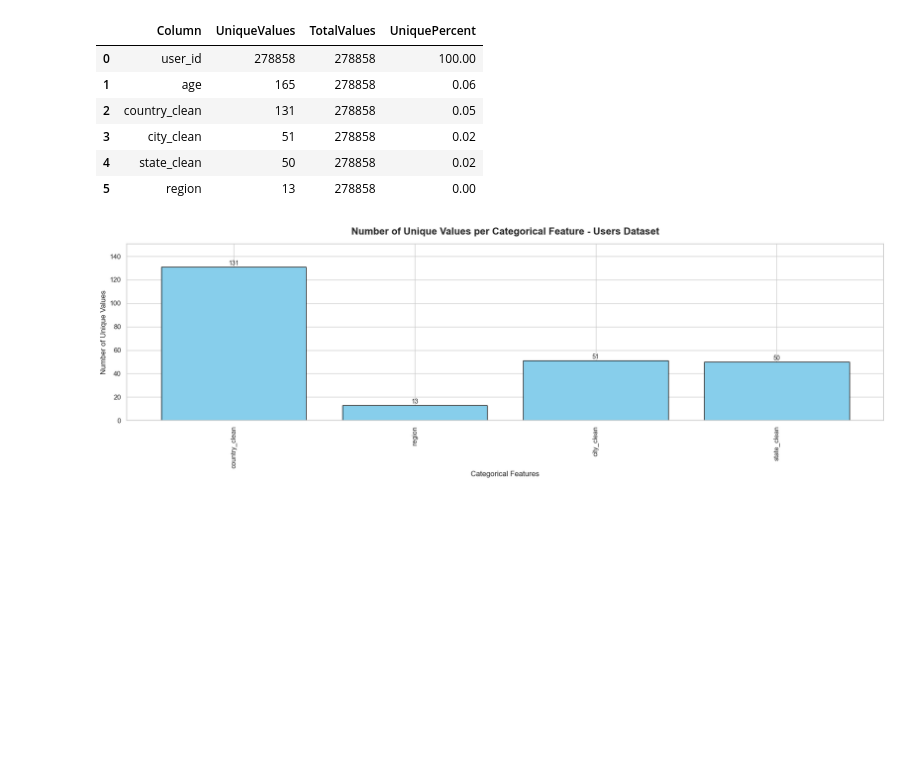
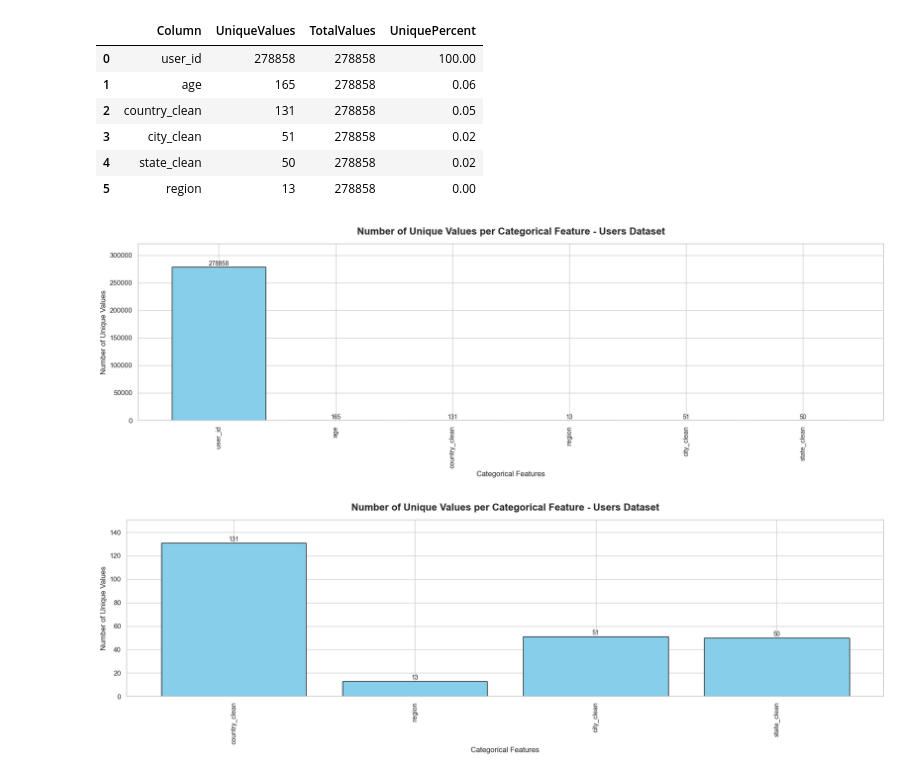
Before and after one commit to saricmilos/what-else-should-I-read, a Jupyter notebook: book_recommendation_system_eda.ipynb, the cells around one changed output. Drawn from its saved outputs; the diff is of its cells as text; code cells hidden in the pictures; blank space fills up the shorter version.

```diff
--- a/book_recommendation_system_eda.ipynb
+++ b/book_recommendation_system_eda.ipynb
@@ -862,6 +943,10 @@ unique_values(users_df)
 | 3 | city_clean | 51 | 278858 | 0.02 |
 | 4 | state_clean | 50 | 278858 | 0.02 |
 | 5 | region | 13 | 278858 | 0.00 |
+# %%
+plot_number_of_unique_values(users_df,users_df.columns,"Users Dataset")
+# %% [output]
+[figure, added]
 # %%
 plot_number_of_unique_values(users_df,cat_cols_users,"Users Dataset")
 # %% [output]
```
Also changed, not shown: parts of 273 cells of this notebook, 2 other files.
